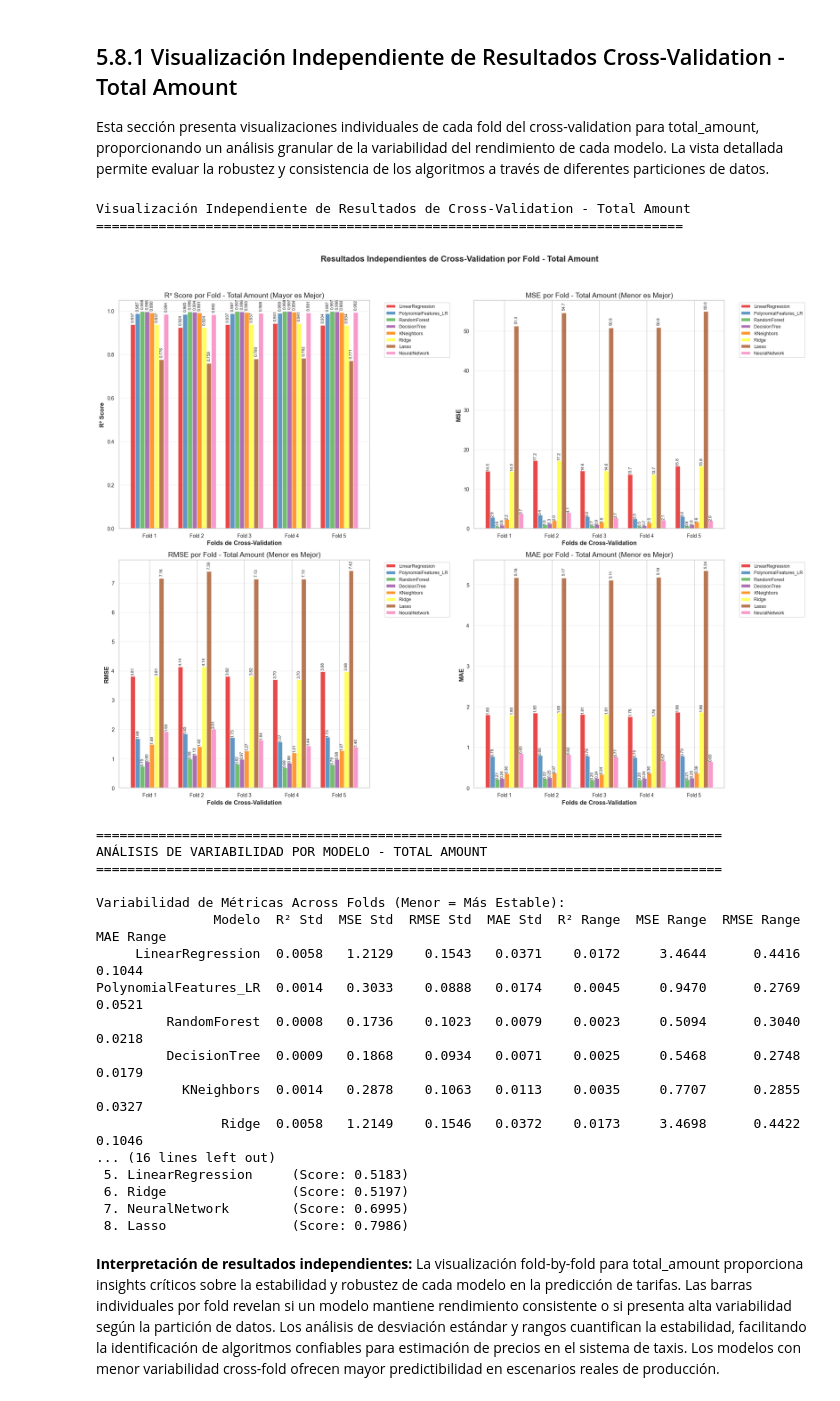
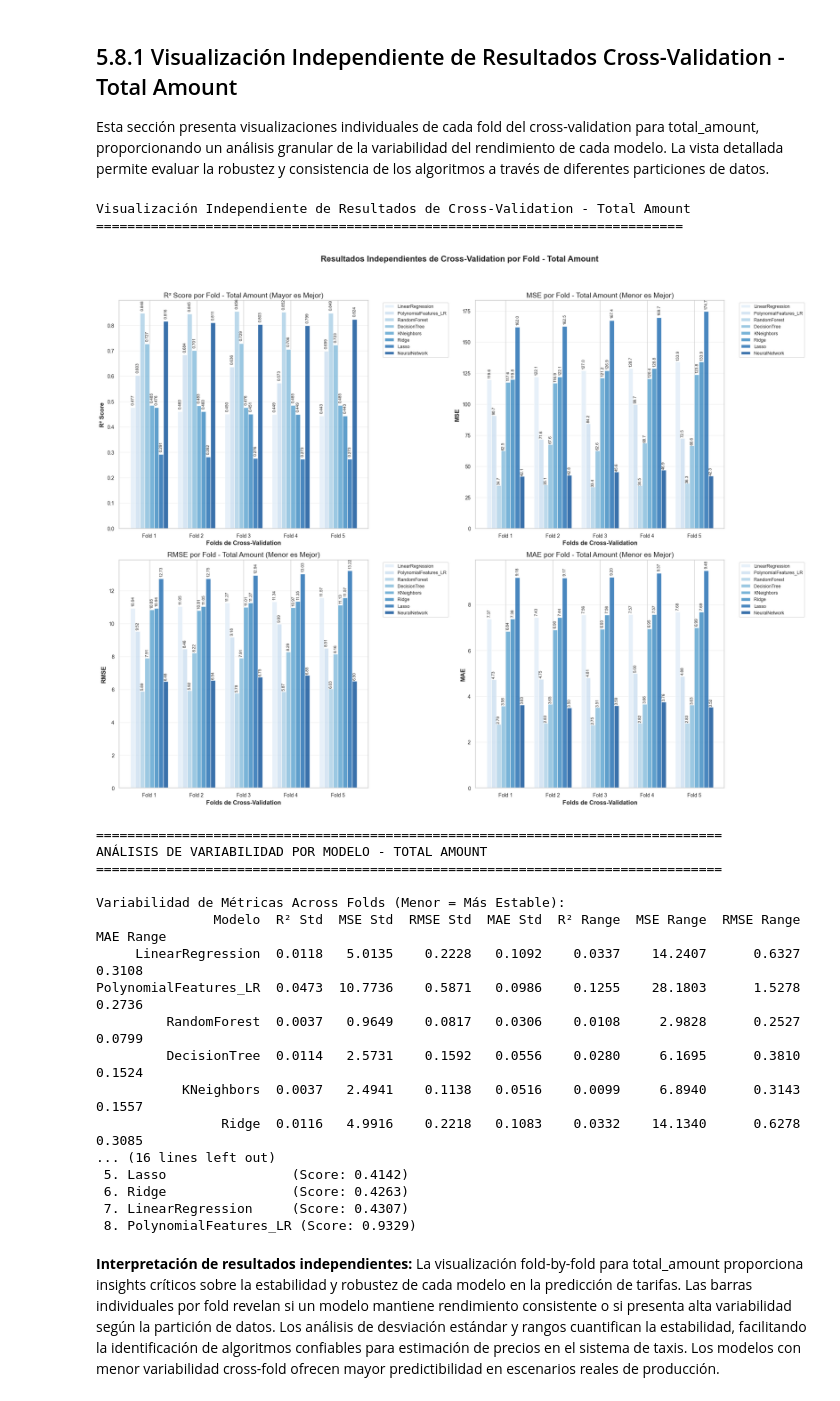
Before and after one commit to secarvallo/MLY0100, a Jupyter notebook: ML-N02/crisp-dm/05_evaluation.ipynb, the cells around one changed output. Drawn from its saved outputs; the diff is of its cells as text; code cells hidden in the pictures.

```diff
--- a/ML-N02/crisp-dm/05_evaluation.ipynb
+++ b/ML-N02/crisp-dm/05_evaluation.ipynb
@@ -173,9 +172,9 @@ Se han definido exitosamente 8 modelos de regresión que representan diferentes
 Esta celda separa las variables predictoras (features) de las variables objetivo (targets) y divide los datos en conjuntos de entrenamiento y prueba. Se realiza esta división para ambos targets: total_amount y trip_duration, manteniendo el mismo random_state para asegurar reproducibilidad en las comparaciones.
 # %%
 # Dividir los datos en características (X) y etiquetas (y) tanto para 'total_amount' como para 'trip_distance'
-X = df_processed.drop(columns=['total_amount', 'trip_distance'])
+X = df_processed.drop(columns=['total_amount'])
 y_total = df_processed['total_amount']
-y_trip = df_processed['trip_distance']
+y_trip = df_processed['trip_duration_min']
 # --- 3. EVALUACIÓN DE MODELOS ---
 # Dividir en conjuntos de entrenamiento y prueba para ambos targets
 X_train, X_test, y_train_total, y_test_total = train_test_split(X, y_total, test_size=0.3, random_state=42)
@@ -471,7 +471,7 @@ fig.suptitle('Resultados Independientes de Cross-Validation por Fold - Total Amo
 # Preparar datos
 models_names_total = list(results_reg_total_detailed.keys())
 fold_labels = [f'Fold {i+1}' for i in range(5)]  # 5 folds
-colors = sns.color_palette("Set1", len(models_names_total))
+colors = sns.color_palette("Blues", len(models_names))
 
 # --- Gráfico 1: R² por Fold ---
 ax1 = axes[0, 0]
@@ -587,51 +587,51 @@ for model_name in models_names_total:
         'MAE Range': np.ptp(mae_scores)
     })
 
 variability_df_total = pd.DataFrame(variability_analysis_total)
 print("\nVariabilidad de Métricas Across Folds (Menor = Más Estable):")
 print(variability_df_total.round(4).to_string(index=False))
 
 # Identificar modelo más estable
 print(f"\n{'MODELO MÁS ESTABLE POR MÉTRICA:'}")
 print("-" * 40)
 stability_metrics = ['R² Std', 'MSE Std', 'RMSE Std', 'MAE Std']
 for metric in stability_metrics:
     most_stable = variability_df_total.loc[variability_df_total[metric].idxmin(), 'Modelo']
     stability_value = variability_df_total[metric].min()
     print(f"{metric:>10}: {most_stable:<20} (Std: {stability_value:.4f})")
 
 # Ranking general de estabilidad
 print(f"\n{'RANKING DE ESTABILIDAD GENERAL:'}")
 print("-" * 35)
 # Promediar las desviaciones estándar normalizadas
 stability_cols = ['R² Std', 'MSE Std', 'RMSE Std', 'MAE Std']
 normalized_stds_total = variability_df_total[stability_cols].apply(lambda x: (x - x.min()) / (x.max() - x.min()), axis=0)
 variability_df_total['Stability_Score'] = normalized_stds_total.mean(axis=1)
 stability_ranking_total = variability_df_total.sort_values('Stability_Score')[['Modelo', 'Stability_Score']]
 
 for idx, (_, row) in enumerate(stability_ranking_total.iterrows()):
     print(f"{idx+1:>2}. {row['Modelo']:<20} (Score: {row['Stability_Score']:.4f})")
 # %% [output]
 Visualización Independiente de Resultados de Cross-Validation - Total Amount
 ===========================================================================
-[figure, old version]
+[figure, new version]
 ================================================================================
 ANÁLISIS DE VARIABILIDAD POR MODELO - TOTAL AMOUNT
 ================================================================================
 
 Variabilidad de Métricas Across Folds (Menor = Más Estable):
                Modelo  R² Std  MSE Std  RMSE Std  MAE Std  R² Range  MSE Range  RMSE Range  MAE Range
-     LinearRegression  0.0058   1.2129    0.1543   0.0371    0.0172     3.4644      0.4416     0.1044
-PolynomialFeatures_LR  0.0014   0.3033    0.0888   0.0174    0.0045     0.9470      0.2769     0.0521
-         RandomForest  0.0008   0.1736    0.1023   0.0079    0.0023     0.5094      0.3040     0.0218
-         DecisionTree  0.0009   0.1868    0.0934   0.0071    0.0025     0.5468      0.2748     0.0179
-           KNeighbors  0.0014   0.2878    0.1063   0.0113    0.0035     0.7707      0.2855     0.0327
-                Ridge  0.0058   1.2149    0.1546   0.0372    0.0173     3.4698      0.4422     0.1046
+     LinearRegression  0.0118   5.0135    0.2228   0.1092    0.0337    14.2407      0.6327     0.3108
+PolynomialFeatures_LR  0.0473  10.7736    0.5871   0.0986    0.1255    28.1803      1.5278     0.2736
+         RandomForest  0.0037   0.9649    0.0817   0.0306    0.0108     2.9828      0.2527     0.0799
+         DecisionTree  0.0114   2.5731    0.1592   0.0556    0.0280     6.1695      0.3810     0.1524
+           KNeighbors  0.0037   2.4941    0.1138   0.0516    0.0099     6.8940      0.3143     0.1557
+                Ridge  0.0116   4.9916    0.2218   0.1083    0.0332    14.1340      0.6278     0.3085
 ... (16 lines left out)
- 5. LinearRegression     (Score: 0.5183)
- 6. Ridge                (Score: 0.5197)
- 7. NeuralNetwork        (Score: 0.6995)
- 8. Lasso                (Score: 0.7986)
+ 5. Lasso                (Score: 0.4142)
+ 6. Ridge                (Score: 0.4263)
+ 7. LinearRegression     (Score: 0.4307)
+ 8. PolynomialFeatures_LR (Score: 0.9329)
 # %% [markdown]
 **Interpretación de resultados independientes:**
 La visualización fold-by-fold para total_amount proporciona insights críticos sobre la estabilidad y robustez de cada modelo en la predicción de tarifas. Las barras individuales por fold revelan si un modelo mantiene rendimiento consistente o si presenta alta variabilidad según la partición de datos. Los análisis de desviación estándar y rangos cuantifican la estabilidad, facilitando la identificación de algoritmos confiables para estimación de precios en el sistema de taxis. Los modelos con menor variabilidad cross-fold ofrecen mayor predictibilidad en escenarios reales de producción.
```
Also changed, not shown: parts of 16 cells of this notebook, 7 other files.
